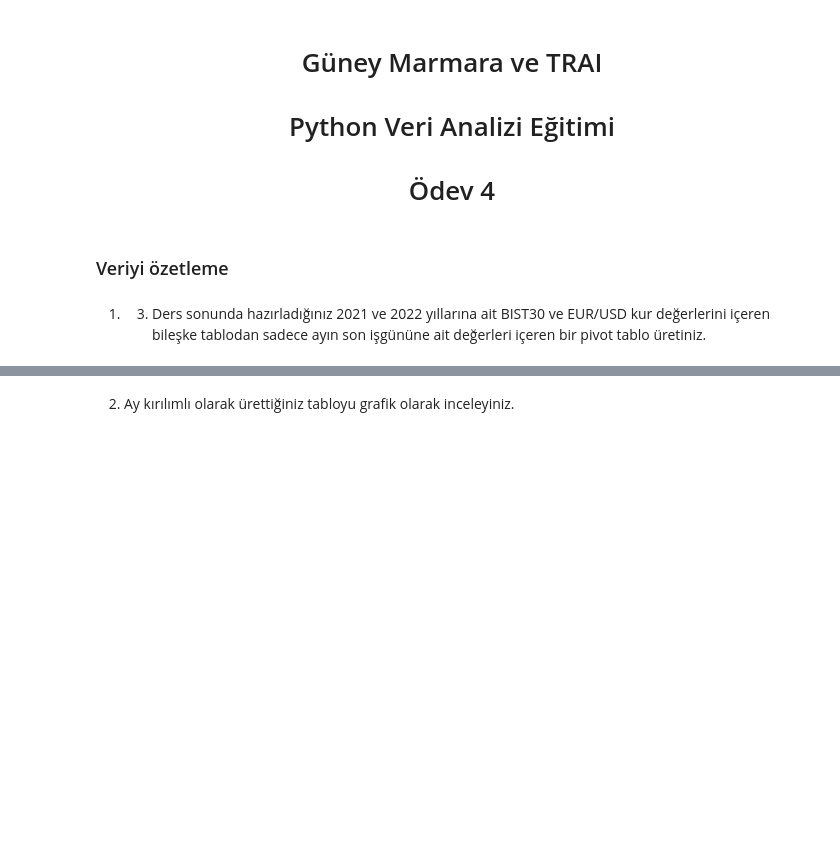
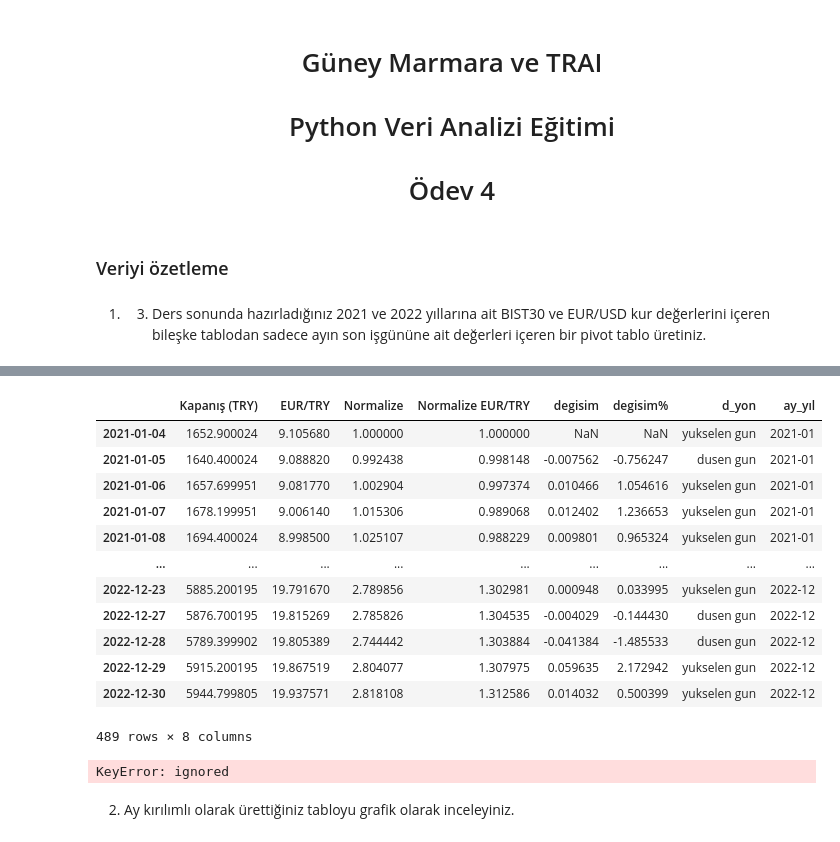
Before and after one commit to yagmurmutlu/GMKA_yagmur_mutlu, a Jupyter notebook: Odevi4_Python_Veri_Analizi_Egitimi__yagmur_mutlu_.ipynb, the cells around one changed output, grey strips where cells are left out. Saved outputs shown, nothing was run; the diff lists cells and outputs as text; code cells hidden in the pictures; blank space fills up the shorter version.

```diff
--- a/Odevi4_Python_Veri_Analizi_Egitimi__yagmur_mutlu_.ipynb
+++ b/Odevi4_Python_Veri_Analizi_Egitimi__yagmur_mutlu_.ipynb
@@ -9,2 +105,24 @@
+# %%
+veri['ay_yıl']=veri.index.strftime('%Y-%m')
+veri
+# %% [output]
+|  | Kapanış (TRY) | EUR/TRY | Normalize | Normalize EUR/TRY | degisim | degisim% | d_yon | ay_yıl |
+| 2021-01-04 | 1652.900024 | 9.105680 | 1.000000 | 1.000000 | NaN | NaN | yukselen gun | 2021-01 |
+| 2021-01-05 | 1640.400024 | 9.088820 | 0.992438 | 0.998148 | -0.007562 | -0.756247 | dusen gun | 2021-01 |
+| 2021-01-06 | 1657.699951 | 9.081770 | 1.002904 | 0.997374 | 0.010466 | 1.054616 | yukselen gun | 2021-01 |
+| 2021-01-07 | 1678.199951 | 9.006140 | 1.015306 | 0.989068 | 0.012402 | 1.236653 | yukselen gun | 2021-01 |
+| 2021-01-08 | 1694.400024 | 8.998500 | 1.025107 | 0.988229 | 0.009801 | 0.965324 | yukselen gun | 2021-01 |
+| ... | ... | ... | ... | ... | ... | ... | ... | ... |
+| 2022-12-23 | 5885.200195 | 19.791670 | 2.789856 | 1.302981 | 0.000948 | 0.033995 | yukselen gun | 2022-12 |
+| 2022-12-27 | 5876.700195 | 19.815269 | 2.785826 | 1.304535 | -0.004029 | -0.144430 | dusen gun | 2022-12 |
+| 2022-12-28 | 5789.399902 | 19.805389 | 2.744442 | 1.303884 | -0.041384 | -1.485533 | dusen gun | 2022-12 |
+| 2022-12-29 | 5915.200195 | 19.867519 | 2.804077 | 1.307975 | 0.059635 | 2.172942 | yukselen gun | 2022-12 |
+| 2022-12-30 | 5944.799805 | 19.937571 | 2.818108 | 1.312586 | 0.014032 | 0.500399 | yukselen gun | 2022-12 |
+489 rows × 8 columns
+# %%
+veri_as=veri.pivot_table(values=['Kapanış (TRY)	'],index='ay_yıl',aggfunc='last')
+veri
+# %% [output]
+KeyError: ignored
 # %% [markdown]
 2. Ay kırılımlı olarak ürettiğiniz tabloyu grafik olarak inceleyiniz.
```
Also changed, not shown: parts of 10 cells of this notebook.
